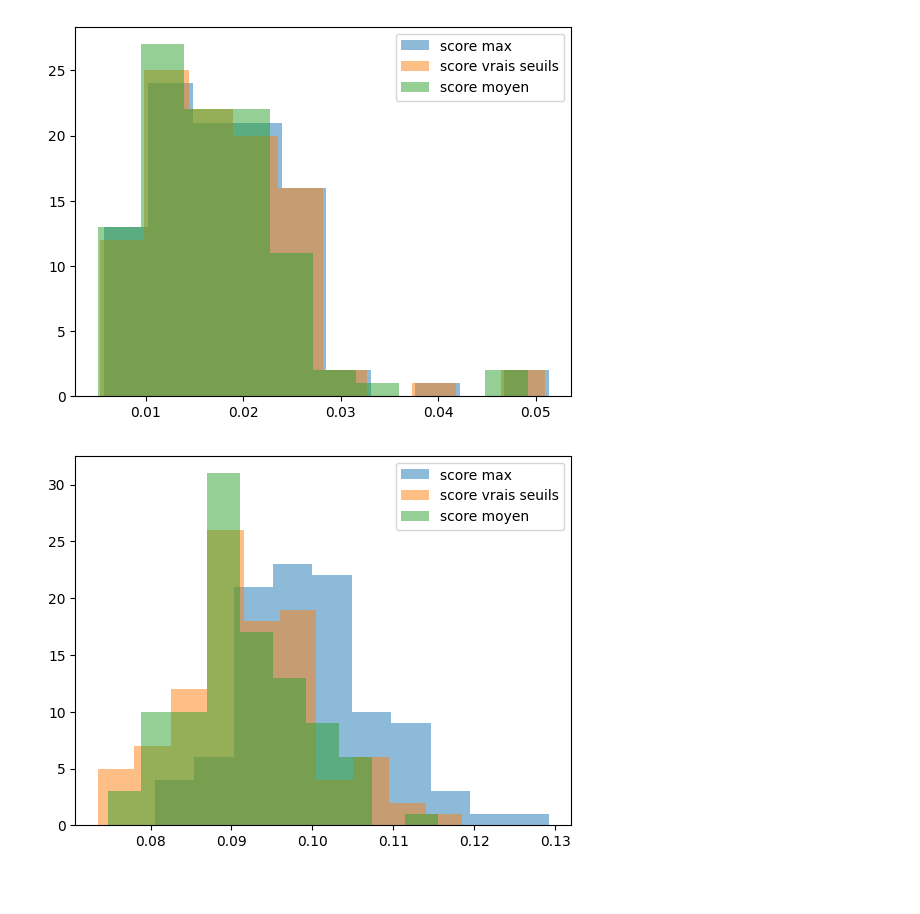
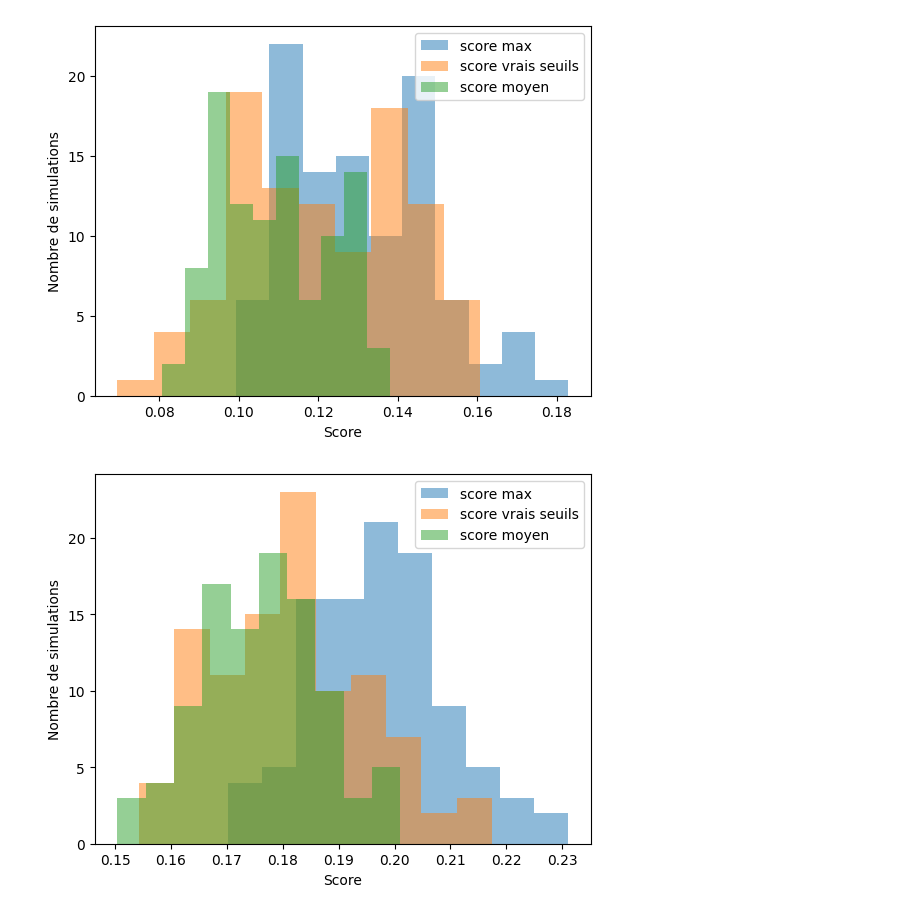
Before and after one commit to Gatienn/R_D_project, a Jupyter notebook: methode_derivee.ipynb, the cells around one changed output. Saved outputs shown, nothing was run; the diff lists cells and outputs as text; code cells hidden in the pictures; blank space fills up the shorter version.

```diff
--- a/methode_derivee.ipynb
+++ b/methode_derivee.ipynb
@@ -6,12 +5,14 @@ import matplotlib.pyplot as plt
 # %%
-score_max, score_min, score_vrais_seuils, score_moy = md.score_quantile(N=100, step = 0.1, nb_points=5, noise = 0.0)
+score_max, score_min, score_vrais_seuils, score_moy = md.score_quantile(N=100, step = 0.1, nb_points=5, noise = 0.0, table = md.table_derivees)
 # %%
 plt.hist(score_max, bins = 10, label = 'score max', alpha = 0.5)
 plt.hist(score_vrais_seuils, bins = 10, label = 'score vrais seuils', alpha = 0.5)
 plt.hist(score_moy, bins = 10, label = 'score moyen', alpha = 0.5)
 #plt.hist(score_min, bins = 10, label = 'score min', alpha = 0.5)
 plt.legend(loc = 'upper right')
+plt.xlabel('Score')
+plt.ylabel('Nombre de simulations')
 plt.show()
 # %% [output]
-[figure, old version]
+[figure, new version]
 # %%
@@ -22,6 +23,8 @@ plt.hist(score_vrais_seuils1, bins = 10, label = 'score vrais seuils', alpha = 0
 plt.hist(score_moy1, bins = 10, label = 'score moyen', alpha = 0.5)
 #plt.hist(score_min1, bins = 10, label = 'score min', alpha = 0.5)
 plt.legend(loc = 'upper right')
+plt.xlabel('Score')
+plt.ylabel('Nombre de simulations')
 plt.show()
 # %% [output]
-[figure, old version]
+[figure, new version]
```
Also changed, not shown: parts of 3 cells of this notebook, 2 other files.
